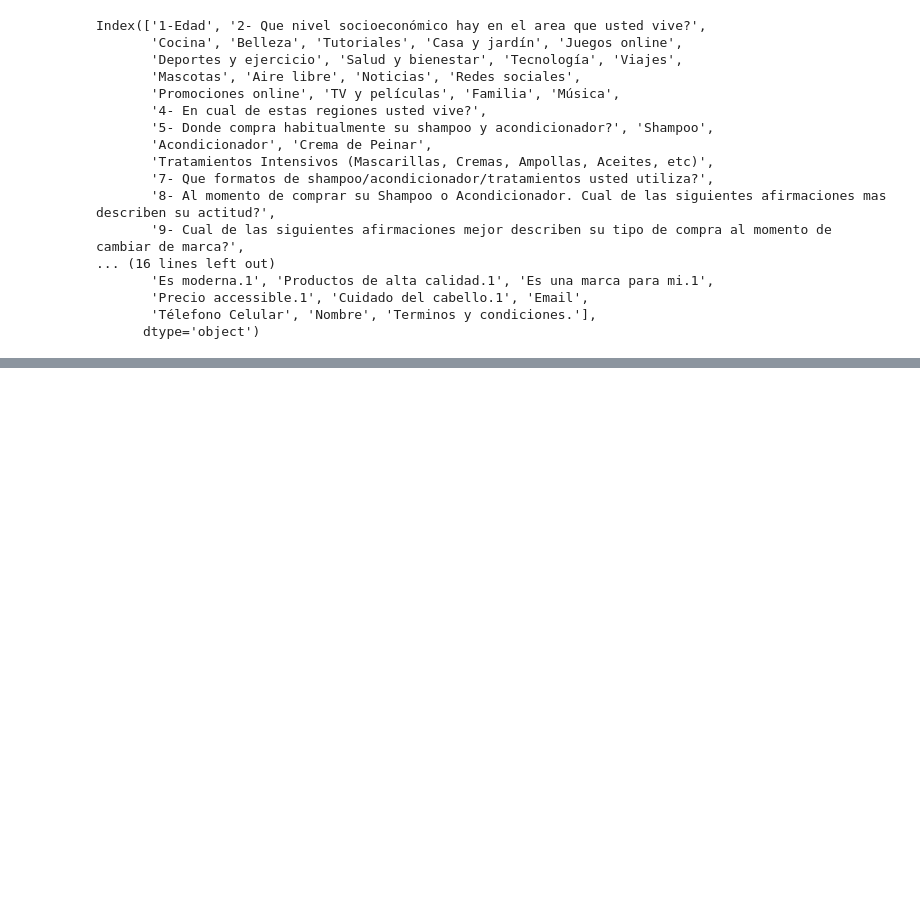
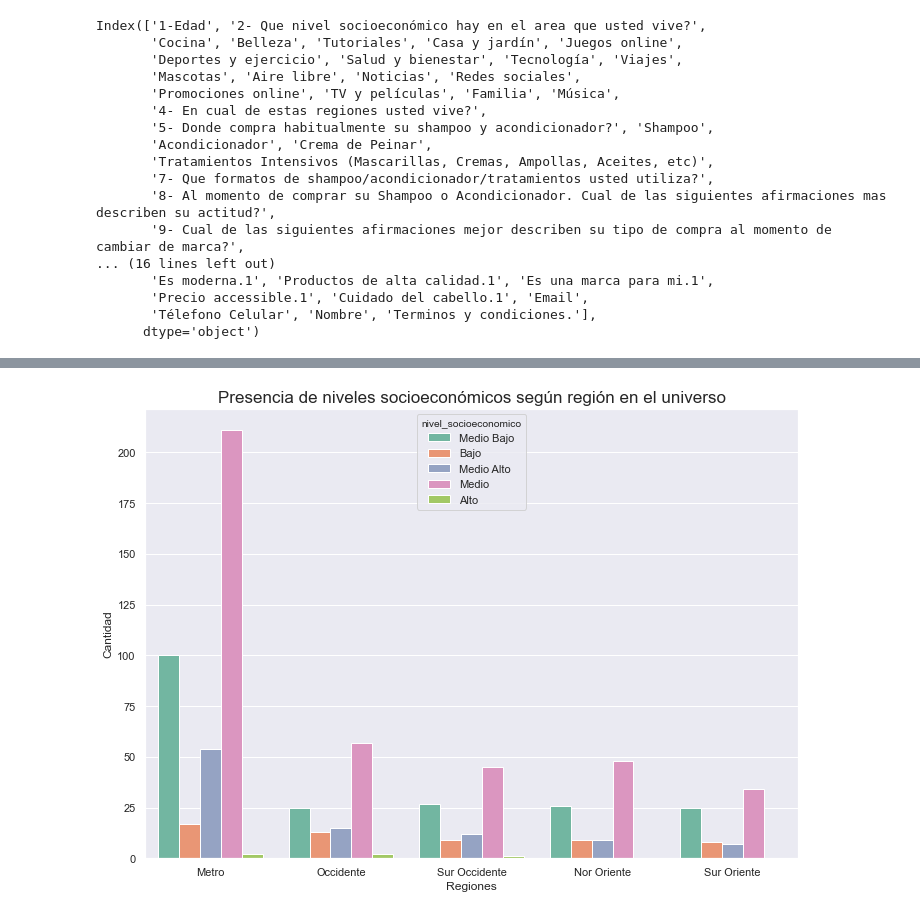
Before and after one commit to rodolfopardo/tribudata, a Jupyter notebook: Ejercicio.ipynb, the cells around one changed output, grey strips where cells are left out. Cells and saved outputs as stored; diff of their text form; code cells hidden in the pictures; blank space fills up the shorter version.

```diff
--- a/Ejercicio.ipynb
+++ b/Ejercicio.ipynb
@@ -95,0 +157,12 @@ re = rango_etario.reset_index()
+# %%
+sns.countplot(x = 'region',
+              data = data,
+             order = data['region'].value_counts().index,
+             hue = 'nivel_socioeconomico',
+             palette = "Set2")
+plt.title('Presencia de niveles socioeconómicos según región en el universo', fontsize = 17)
+plt.xlabel('Regiones')
+plt.ylabel('Cantidad')
+plt.show()
+# %% [output]
+[figure, added]
```
Also changed, not shown: parts of 32 cells of this notebook, 5 other files.
